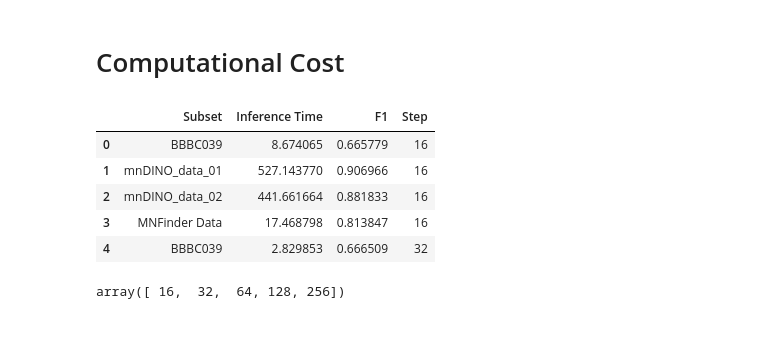
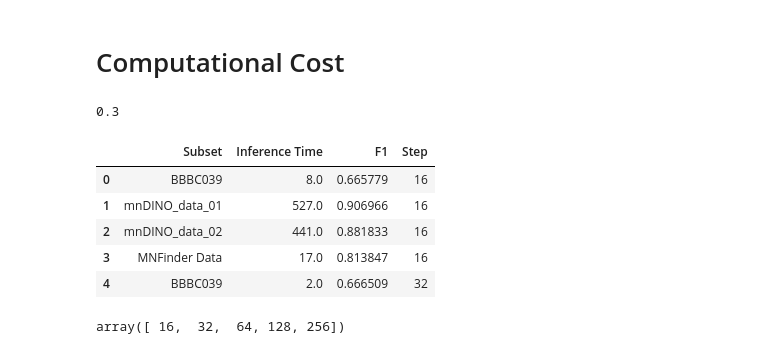
Before and after one commit to CaicedoLab/micronuclei-detection, a Jupyter notebook: figures/figure5.ipynb, the cells around one changed output. Cells and saved outputs as stored; diff of their text form; code cells hidden in the pictures.

```diff
--- a/figures/figure5.ipynb
+++ b/figures/figure5.ipynb
@@ -124,16 +124,21 @@ plt.show()
 [figure]
 # %% [markdown]
 # Computational Cost
-# %%
-cost = pd.read_csv('/scr/yren/mndino_figures/computational_cost.csv')
-cost.head()
-# %% [output]
-|  | Subset | Inference Time | F1 | Step |
-| 0 | BBBC039 | 8.674065 | 0.665779 | 16 |
-| 1 | mnDINO_data_01 | 527.143770 | 0.906966 | 16 |
-| 2 | mnDINO_data_02 | 441.661664 | 0.881833 | 16 |
-| 3 | MNFinder Data | 17.468798 | 0.813847 | 16 |
-| 4 | BBBC039 | 2.829853 | 0.666509 | 32 |
+# %%
+round(0.34, 1)
+# %% [output]
+0.3
+# %%
+cost = pd.read_csv('/hdd/jcaicedo/projects/micronuclei_detection/Train_and_Eval/mndino_data/figures/mndino_figures/computational_cost.csv')
+cost['Inference Time'] = cost['Inference Time'].apply(lambda x: int(x) if x > 1 else round(x, 1))
+cost.head()
+# %% [output]
+|  | Subset | Inference Time | F1 | Step |
+| 0 | BBBC039 | 8.0 | 0.665779 | 16 |
+| 1 | mnDINO_data_01 | 527.0 | 0.906966 | 16 |
+| 2 | mnDINO_data_02 | 441.0 | 0.881833 | 16 |
+| 3 | MNFinder Data | 17.0 | 0.813847 | 16 |
+| 4 | BBBC039 | 2.0 | 0.666509 | 32 |
 # %%
 cost.Step.unique()
 # %% [output]
```
Also changed, not shown: parts of 2 cells of this notebook.
